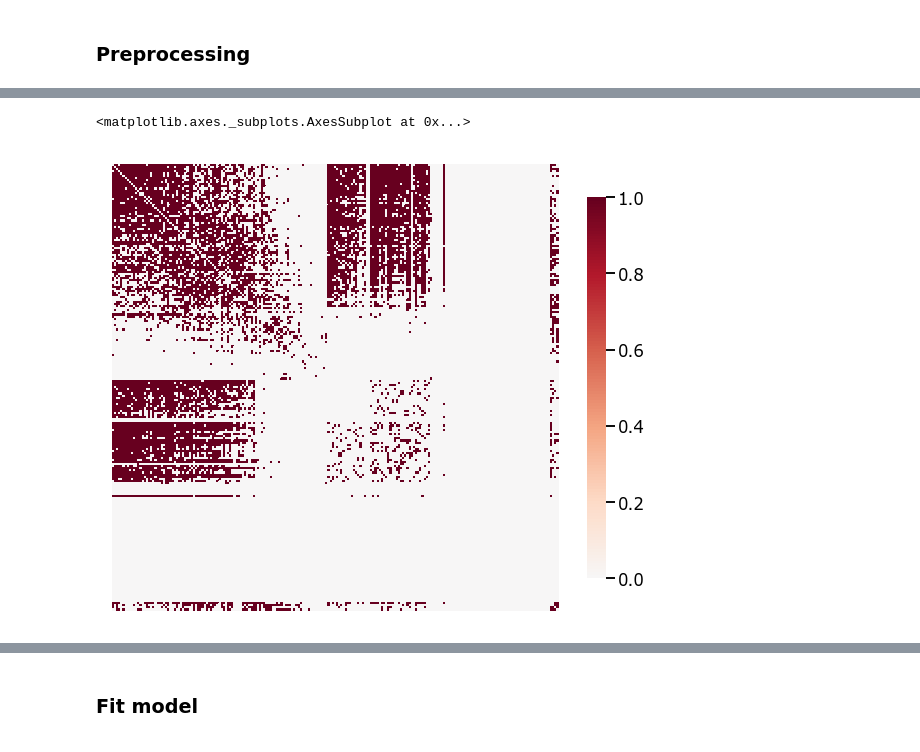
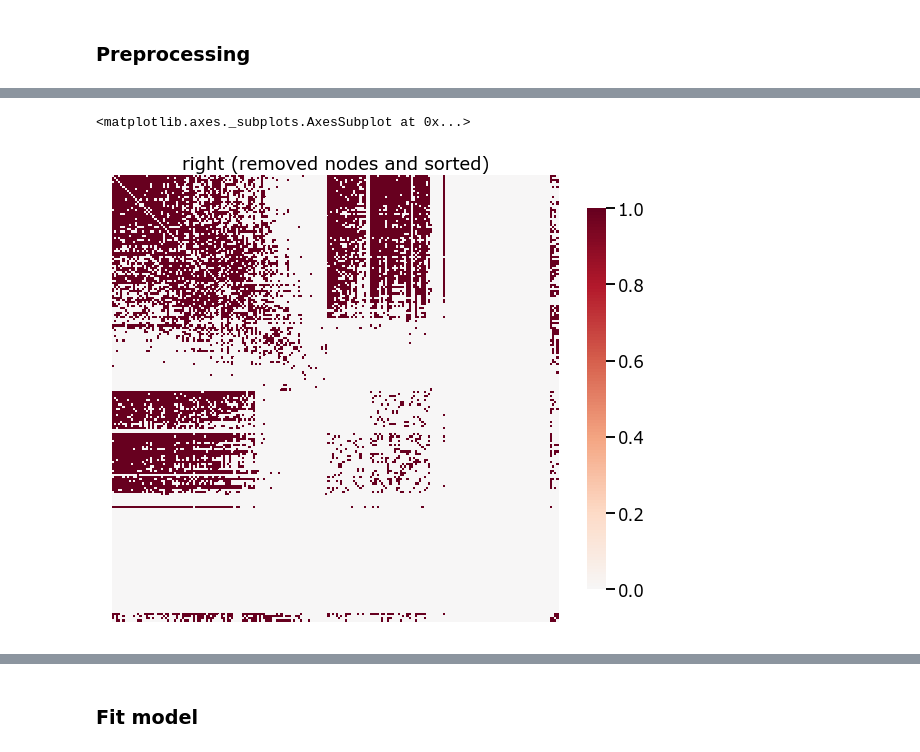
Before and after one commit to junhaobearxiong/graph_independence_test, a Jupyter notebook: notebooks/2019-04-11_real_data_drosophila.ipynb, the cells around one changed output, grey strips where cells are left out. Cells and saved outputs as stored; diff of their text form; code cells hidden in the pictures.

```diff
--- a/notebooks/2019-04-11_real_data_drosophila.ipynb
+++ b/notebooks/2019-04-11_real_data_drosophila.ipynb
@@ -47,6 +48,6 @@ heatmap(right)
-# %%
-heatmap(right_sorted)
-# %% [output]
-<matplotlib.axes._subplots.AxesSubplot at 0x...>
-[figure, removed]
+# %%
+heatmap(right_sorted, title='right (removed nodes and sorted)')
+# %% [output]
+<matplotlib.axes._subplots.AxesSubplot at 0x...>
+[figure, added]
 # %%
```
Also changed, not shown: parts of 27 cells of this notebook, 1 other file.
